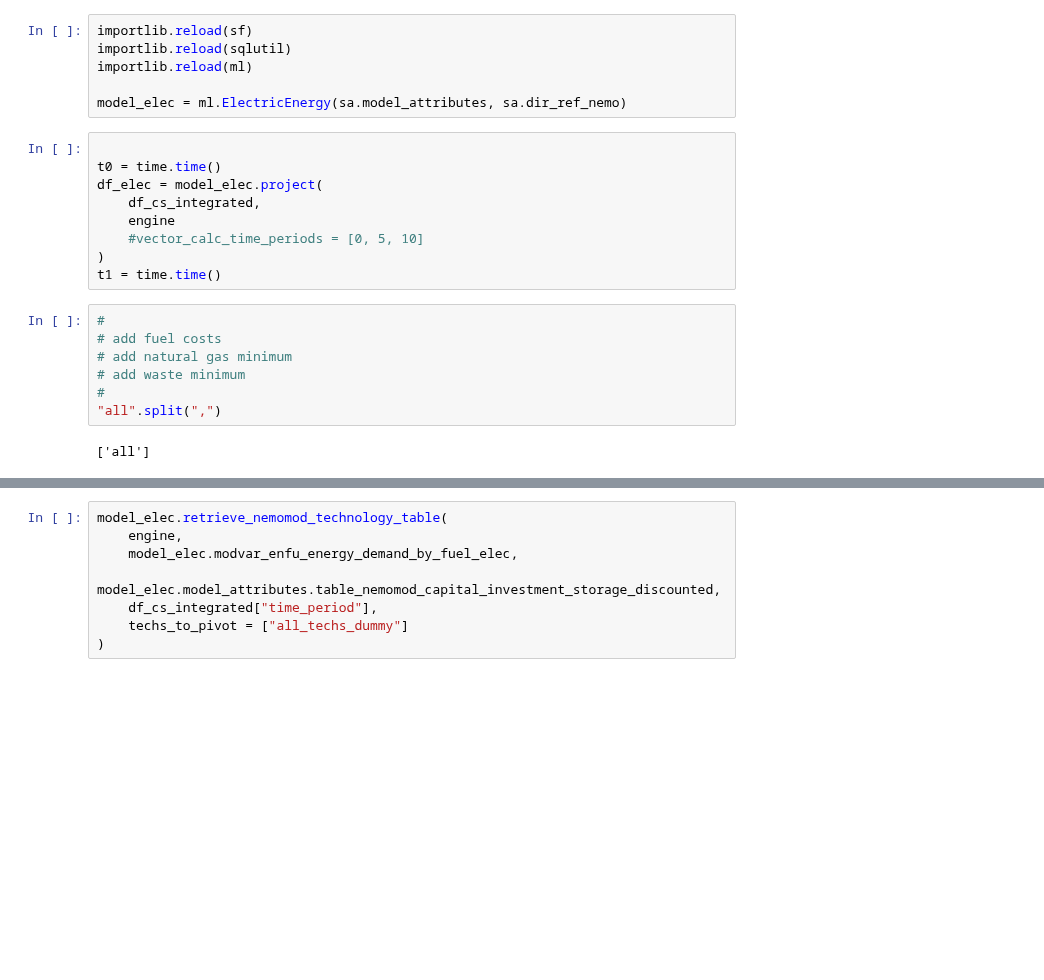
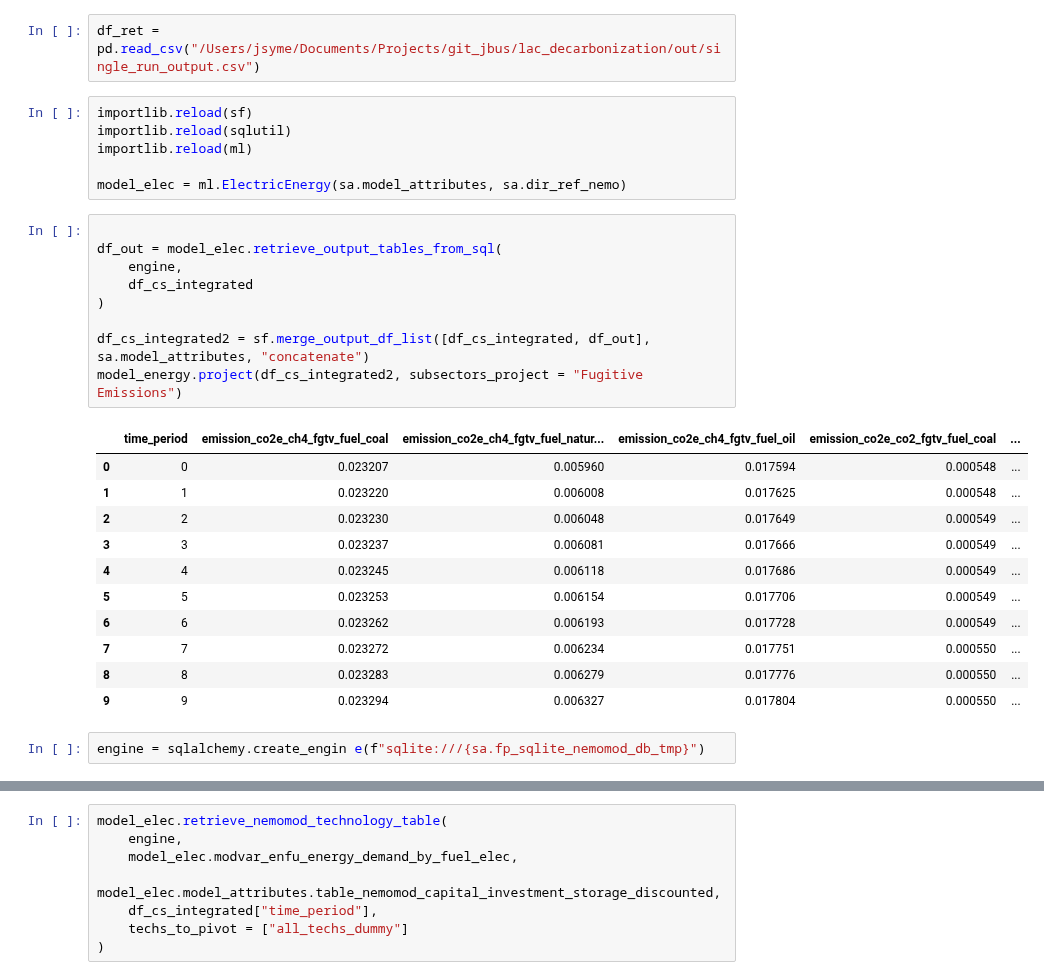
Before and after one commit to jarojasag/lac_decarbonization, a Jupyter notebook: python/build_electricity_and_nemomod_connection.ipynb, the cells around one changed output, grey strips where cells are left out. Drawn from its saved outputs; the diff is of its cells as text; blank space fills up the shorter version.

```diff
--- a/python/build_electricity_and_nemomod_connection.ipynb
+++ b/python/build_electricity_and_nemomod_connection.ipynb
@@ -147,25 +69,32 @@ from julia import Clp
+# %%
+df_ret = pd.read_csv("/Users/jsyme/Documents/Projects/git_jbus/lac_decarbonization/out/single_run_output.csv")
 # %%
 importlib.reload(sf)
 importlib.reload(sqlutil)
 importlib.reload(ml)
 
 model_elec = ml.ElectricEnergy(sa.model_attributes, sa.dir_ref_nemo)
-# %%
-
-t0 = time.time()
-df_elec = model_elec.project(
-    df_cs_integrated,
-    engine
-    #vector_calc_time_periods = [0, 5, 10]
-)
-t1 = time.time()
-# %%
-#
-# add fuel costs
-# add natural gas minimum
-# add waste minimum
-#
-"all".split(",")
-# %% [output]
-['all']
+# %%
+
+df_out = model_elec.retrieve_output_tables_from_sql(
+    engine,
+    df_cs_integrated
+)
+
+df_cs_integrated2 = sf.merge_output_df_list([df_cs_integrated, df_out], sa.model_attributes, "concatenate")
+model_energy.project(df_cs_integrated2, subsectors_project = "Fugitive Emissions")
+# %% [output]
+|  | time_period | emission_co2e_ch4_fgtv_fuel_coal | emission_co2e_ch4_fgtv_fuel_natur... | emission_co2e_ch4_fgtv_fuel_oil | emission_co2e_co2_fgtv_fuel_coal | ... |
+| 0 | 0 | 0.023207 | 0.005960 | 0.017594 | 0.000548 | ... |
+| 1 | 1 | 0.023220 | 0.006008 | 0.017625 | 0.000548 | ... |
+| 2 | 2 | 0.023230 | 0.006048 | 0.017649 | 0.000549 | ... |
+| 3 | 3 | 0.023237 | 0.006081 | 0.017666 | 0.000549 | ... |
+| 4 | 4 | 0.023245 | 0.006118 | 0.017686 | 0.000549 | ... |
+| 5 | 5 | 0.023253 | 0.006154 | 0.017706 | 0.000549 | ... |
+| 6 | 6 | 0.023262 | 0.006193 | 0.017728 | 0.000549 | ... |
+| 7 | 7 | 0.023272 | 0.006234 | 0.017751 | 0.000550 | ... |
+| 8 | 8 | 0.023283 | 0.006279 | 0.017776 | 0.000550 | ... |
+| 9 | 9 | 0.023294 | 0.006327 | 0.017804 | 0.000550 | ... |
+# %%
+engine = sqlalchemy.create_engin e(f"sqlite:///{sa.fp_sqlite_nemomod_db_tmp}")
 # %%
```
Also changed, not shown: parts of 37 cells of this notebook, 23 other files.
